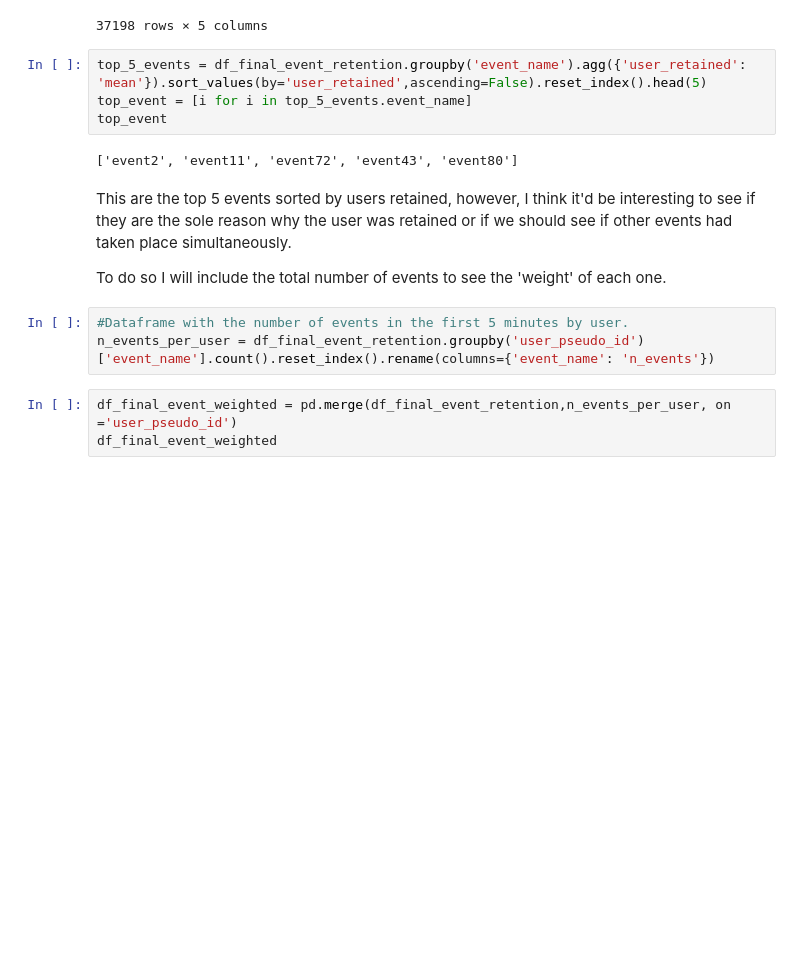
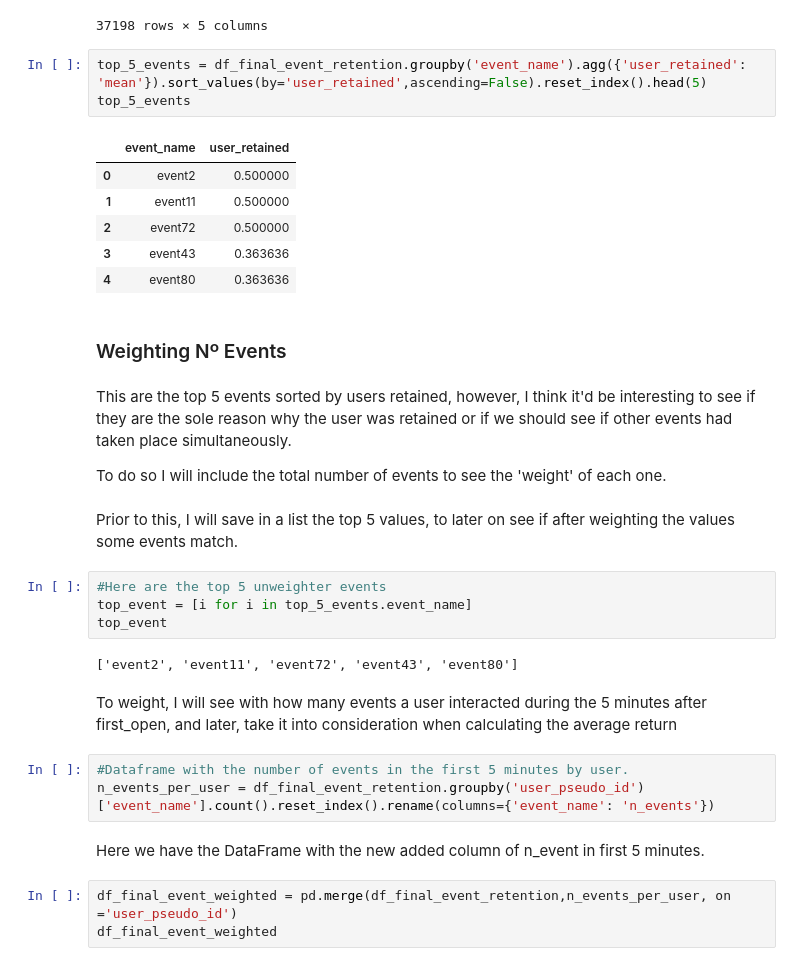
Before and after one commit to ehpower/FrogApp, a Jupyter notebook: Frog_App.ipynb, the cells around one changed output. Saved outputs shown, nothing was run; the diff lists cells and outputs as text; blank space fills up the shorter version.

```diff
--- a/Frog_App.ipynb
+++ b/Frog_App.ipynb
@@ -717,17 +737,35 @@ df_final_event_retention
 37198 rows × 5 columns
 # %%
 top_5_events = df_final_event_retention.groupby('event_name').agg({'user_retained': 'mean'}).sort_values(by='user_retained',ascending=False).reset_index().head(5)
-top_event = [i for i in top_5_events.event_name]
-top_event
+top_5_events
 # %% [output]
-['event2', 'event11', 'event72', 'event43', 'event80']
+|  | event_name | user_retained |
+| 0 | event2 | 0.500000 |
+| 1 | event11 | 0.500000 |
+| 2 | event72 | 0.500000 |
+| 3 | event43 | 0.363636 |
+| 4 | event80 | 0.363636 |
+# %% [markdown]
+### Weighting Nº Events
 # %% [markdown]
 This are the top 5 events sorted by users retained, however, I think it'd be interesting to see if they are the sole reason why the user was retained or if we should see if other events had taken place simultaneously.
 
 To do so I will include the total number of events to see the 'weight' of each one.
+# %% [markdown]
+Prior to this, I will save in a list the top 5 values, to later on see if after weighting the values some events match.
+# %%
+#Here are the top 5 unweighter events
+top_event = [i for i in top_5_events.event_name]
+top_event
+# %% [output]
+['event2', 'event11', 'event72', 'event43', 'event80']
+# %% [markdown]
+To weight, I will see with how many events a user interacted during the 5 minutes after first_open, and later, take it into consideration when calculating the average return
 # %%
 #Dataframe with the number of events in the first 5 minutes by user.
 n_events_per_user = df_final_event_retention.groupby('user_pseudo_id')['event_name'].count().reset_index().rename(columns={'event_name': 'n_events'})
+# %% [markdown]
+Here we have the DataFrame with the new added column of n_event in first 5 minutes.
 # %%
 df_final_event_weighted = pd.merge(df_final_event_retention,n_events_per_user, on ='user_pseudo_id')
 df_final_event_weighted
```
Also changed, not shown: parts of 31 cells of this notebook.
